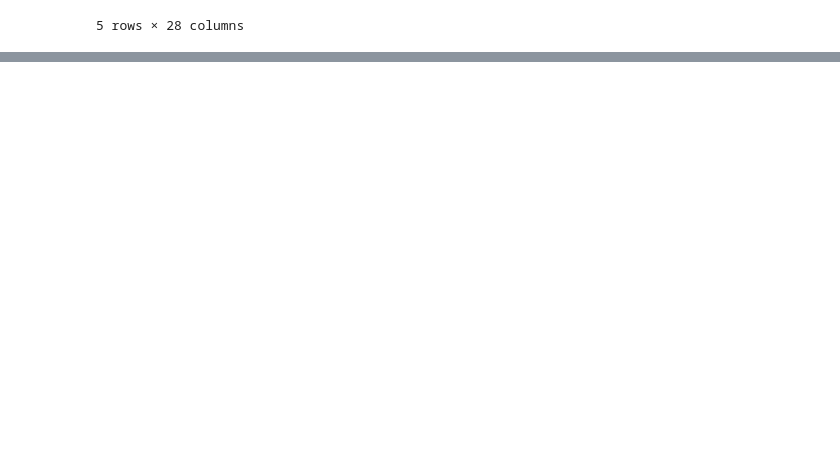
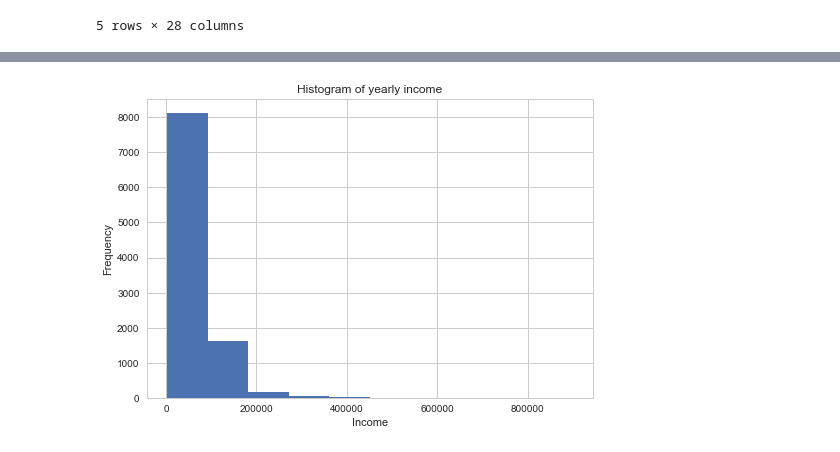
Before and after one commit to hc167/Load_Data_Test, a Jupyter notebook: TestCode.ipynb, the cells around one changed output, grey strips where cells are left out. Cells and saved outputs as stored; diff of their text form; code cells hidden in the pictures; blank space fills up the shorter version.

```diff
--- a/TestCode.ipynb
+++ b/TestCode.ipynb
@@ -50,3 +65,21 @@ data.head(5)
+# %%
+data = data.drop('zip_code', axis = 1)
+data = data.drop('initial_list_status', axis = 1)
+data = data.drop('pymnt_plan', axis = 1)
+data = data.drop('policy_code', axis = 1)
+data = data.drop('home_ownership', axis = 1)
+data = data.drop('purpose', axis = 1)
+
+data = data.drop('collections_12_mths_ex_med', axis = 1)
+data = data.drop('delinq_2yrs', axis = 1)
+data = data.drop('inq_last_6mths', axis = 1)
+data = data.drop('mths_since_last_record', axis = 1)
+data = data.drop('total_acc', axis = 1)
+data = data.drop('revol_util', axis = 1)
+data = data.drop('pub_rec', axis = 1)
+
+# I have to remove this one since there are just too many NAN there.
+data = data.drop('mths_since_last_delinq', axis = 1)
 # %%
 print(list(data.columns))
 # %% [output]
@@ -222,0 +87,4 @@ print(list(data.columns))
+# %%
+data['annual_inc'].fillna(data['annual_inc'].median(), inplace=True)
+data['earliest_cr_line'].fillna(data['earliest_cr_line'].value_counts().index[0], inplace=True)
+data['open_acc'].fillna(data['open_acc'].median(), inplace=True)
@@ -222,0 +95,8 @@ print(list(data.columns))
+# %%
+data.annual_inc.hist()
+plt.title('Histogram of yearly income')
+plt.xlabel('Income')
+plt.ylabel('Frequency')
+plt.savefig('hist_age')
+# %% [output]
+[figure, added]
```
Also changed, not shown: parts of 59 cells of this notebook.
